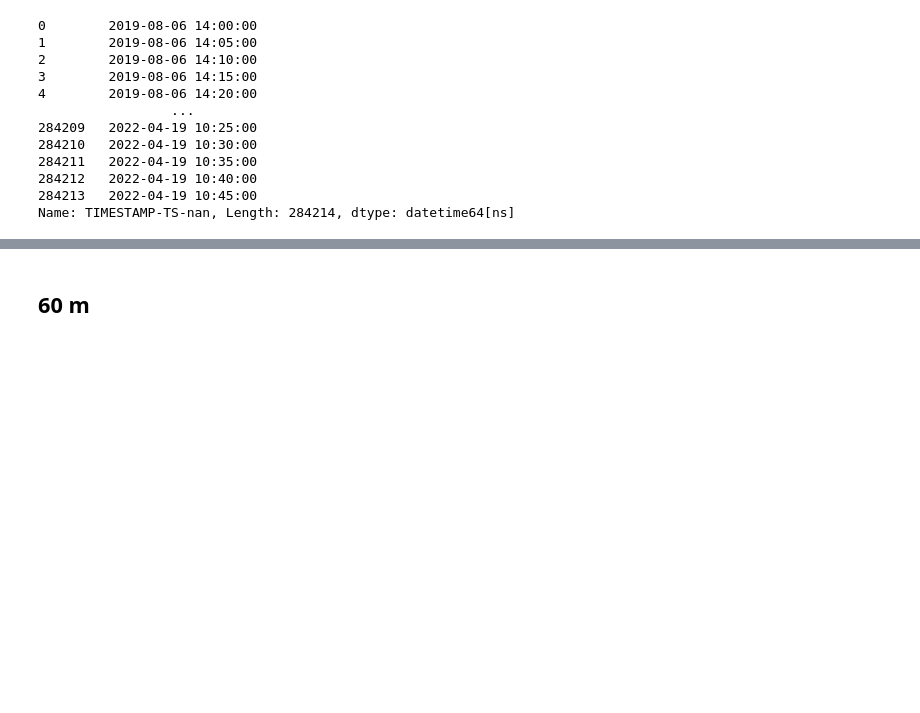
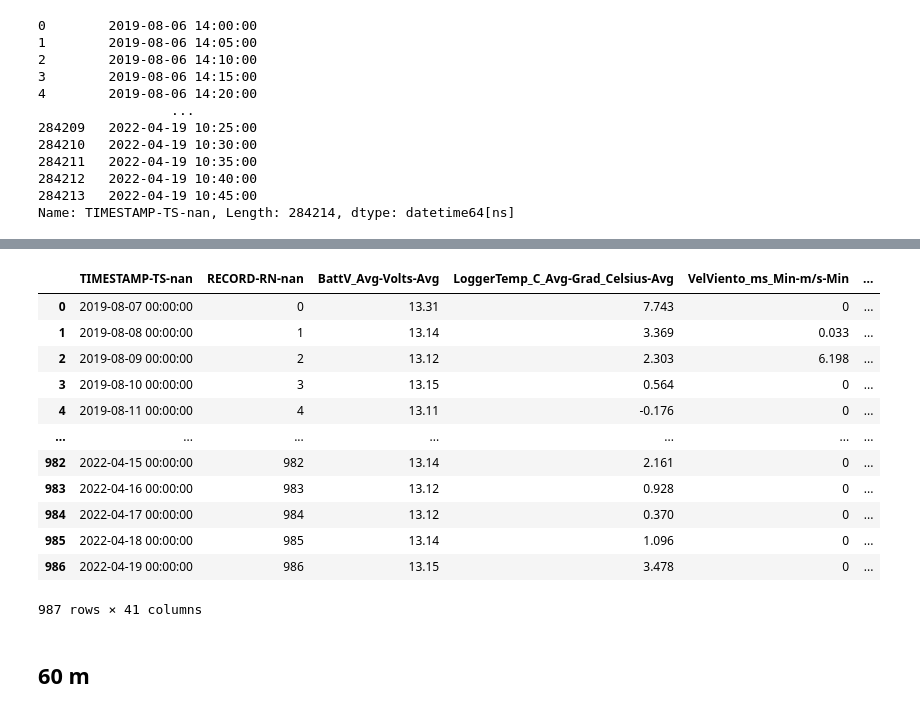
Before and after one commit to ctalamilla/tacatacaMeteo, a Jupyter notebook: Notebooks/EDA.ipynb, the cells around one changed output, grey strips where cells are left out. Saved outputs shown, nothing was run; the diff lists cells and outputs as text; code cells hidden in the pictures; blank space fills up the shorter version.

```diff
--- a/Notebooks/EDA.ipynb
+++ b/Notebooks/EDA.ipynb
@@ -501,5 +532,21 @@ def cleanCampbell_5m_24h(ruta, estacion):
 # %%
 cleanCampbell_5m_24h('../data/EM_Caipe/all_files/5m', 'Caipe').to_csv('Campbell_Caipe_5m.csv', sep=',')
+# %%
+cleanCampbell_5m_24h('../data/EM_Caipe/all_files/24h', 'Caipe')
+# %% [output]
+|  | TIMESTAMP-TS-nan | RECORD-RN-nan | BattV_Avg-Volts-Avg | LoggerTemp_C_Avg-Grad_Celsius-Avg | VelViento_ms_Min-m/s-Min | ... |
+| 0 | 2019-08-07 00:00:00 | 0 | 13.31 | 7.743 | 0 | ... |
+| 1 | 2019-08-08 00:00:00 | 1 | 13.14 | 3.369 | 0.033 | ... |
+| 2 | 2019-08-09 00:00:00 | 2 | 13.12 | 2.303 | 6.198 | ... |
+| 3 | 2019-08-10 00:00:00 | 3 | 13.15 | 0.564 | 0 | ... |
+| 4 | 2019-08-11 00:00:00 | 4 | 13.11 | -0.176 | 0 | ... |
+| ... | ... | ... | ... | ... | ... | ... |
+| 982 | 2022-04-15 00:00:00 | 982 | 13.14 | 2.161 | 0 | ... |
+| 983 | 2022-04-16 00:00:00 | 983 | 13.12 | 0.928 | 0 | ... |
+| 984 | 2022-04-17 00:00:00 | 984 | 13.12 | 0.370 | 0 | ... |
+| 985 | 2022-04-18 00:00:00 | 985 | 13.14 | 1.096 | 0 | ... |
+| 986 | 2022-04-19 00:00:00 | 986 | 13.15 | 3.478 | 0 | ... |
+987 rows × 41 columns
 # %%
 cleanCampbell_5m_24h('../data/EM_Caipe/all_files/24h', 'Caipe').to_csv('Campbell_Caipe_24h.csv', sep=',')
 # %% [markdown]
```
Also changed, not shown: parts of 10 cells of this notebook, 2 other files.
